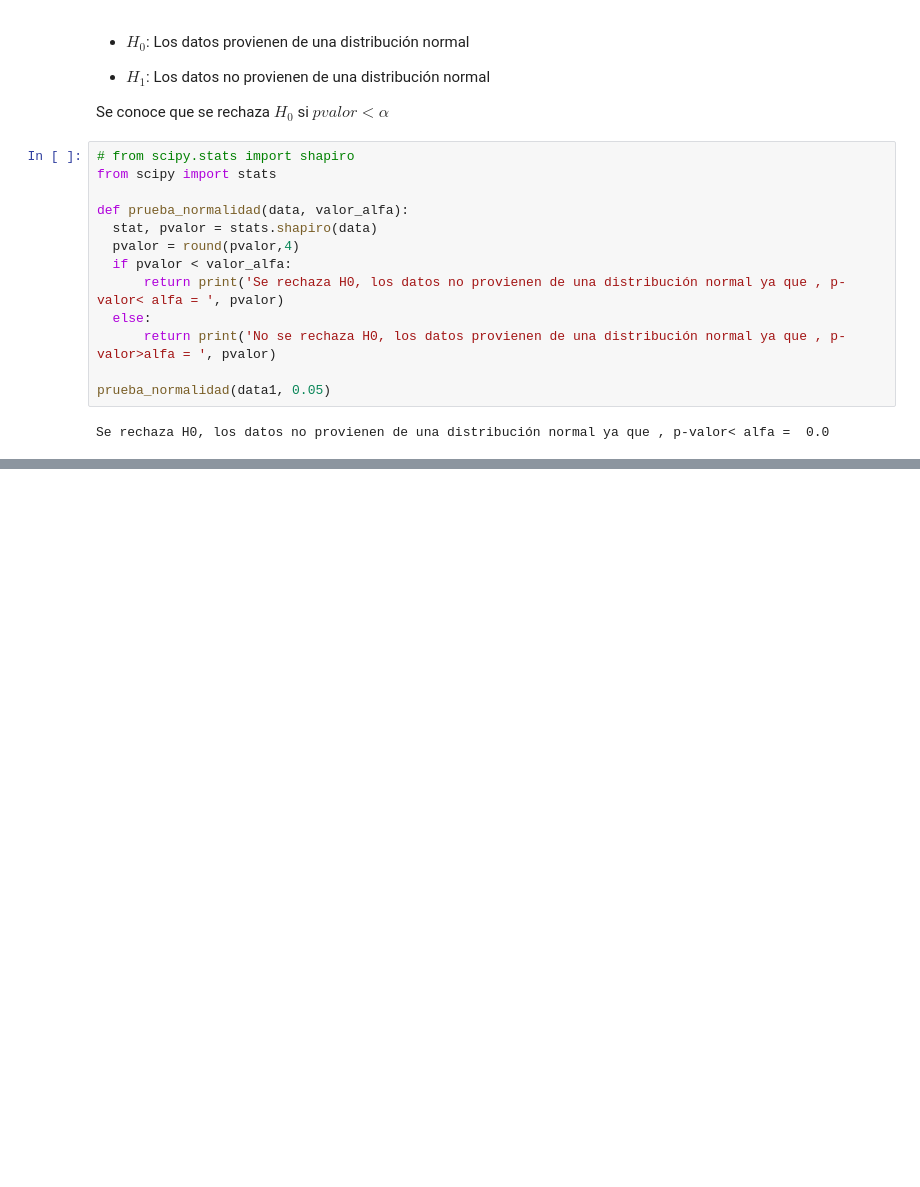
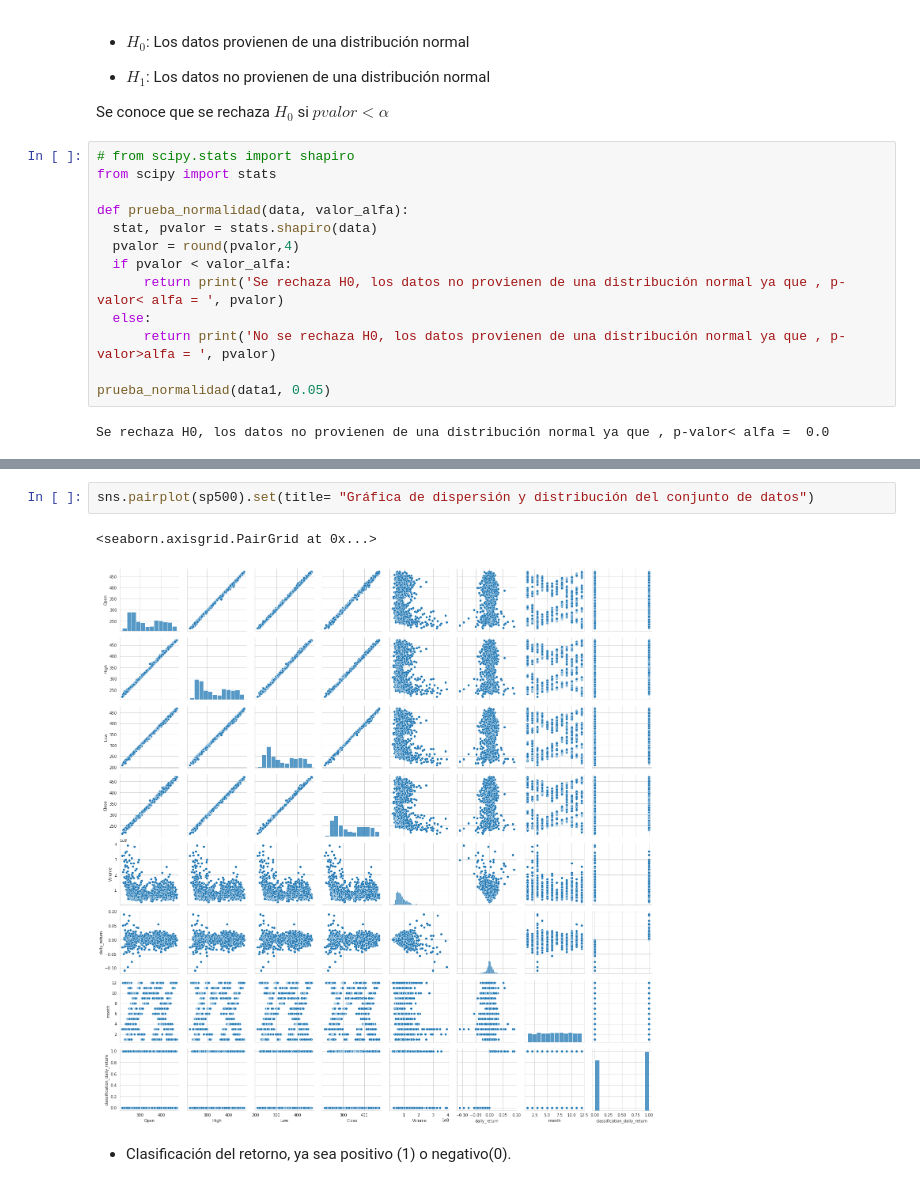
Before and after one commit to MaLuisa7/Machine_Learning_Lessons, a Jupyter notebook: TAREAS_ML.ipynb, the cells around one changed output, grey strips where cells are left out. Cells and saved outputs as stored; diff of their text form; blank space fills up the shorter version.

```diff
--- a/TAREAS_ML.ipynb
+++ b/TAREAS_ML.ipynb
@@ -306,0 +378,7 @@ Se rechaza H0, los datos no provienen de una distribución normal ya que , p-val
+# %%
+sns.pairplot(sp500).set(title= "Gráfica de dispersión y distribución del conjunto de datos")
+# %% [output]
+<seaborn.axisgrid.PairGrid at 0x...>
+[figure, added]
+# %% [markdown]
+* Clasificación del retorno, ya sea positivo (1) o negativo(0).
```
Also changed, not shown: parts of 32 cells of this notebook.
